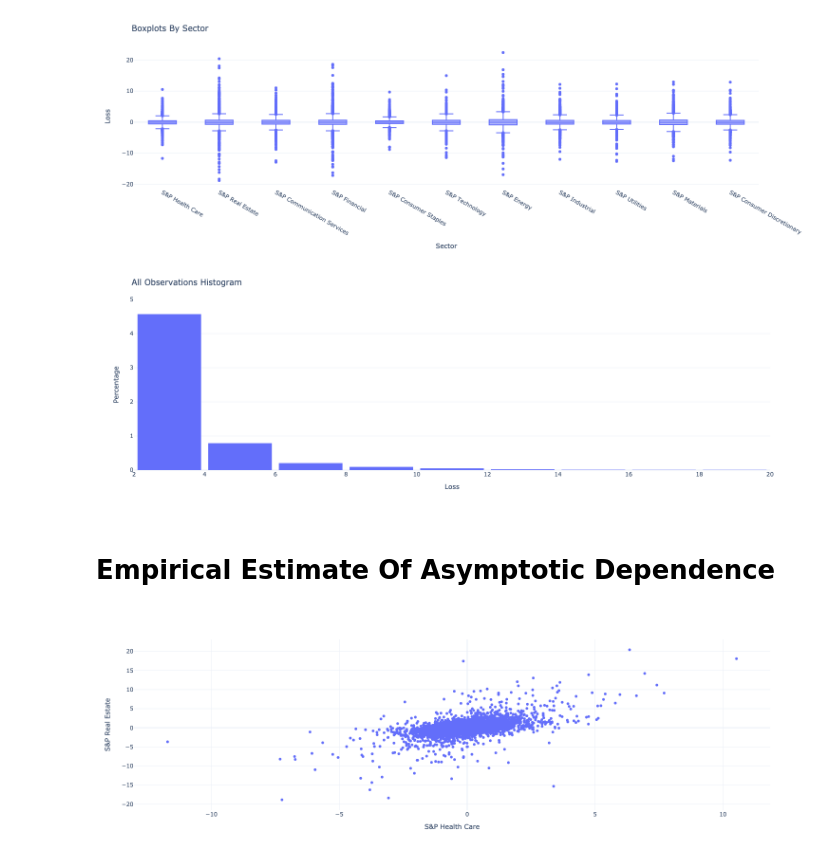
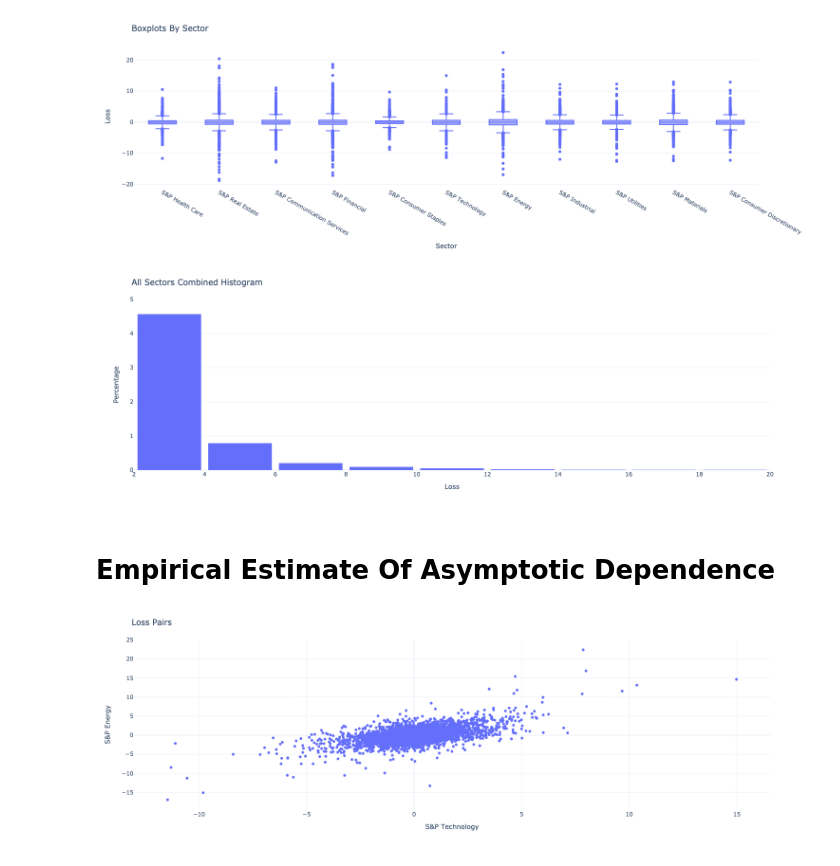
Before and after one commit to MegaCookies88/MSc.-Thesis-EVT-SP500, a Jupyter notebook: EDA_sectors.ipynb, the cells around one changed output. Cells and saved outputs as stored; diff of their text form; code cells hidden in the pictures.

```diff
--- a/EDA_sectors.ipynb
+++ b/EDA_sectors.ipynb
@@ -137,20 +137,21 @@ px.box(ll).update_layout(
 # %%
 px.histogram(x=ll.values.reshape(-1), histnorm='percent', cumulative=False, nbins=30).update_layout(
     xaxis_title='Loss', yaxis_title='Percentage',
-    title='All Observations Histogram',
+    title='All Sectors Combined Histogram',
     showlegend=False, bargap=0.1
 ).update_xaxes(range=(2,20)).update_yaxes(range=(0,5))
 # %% [output]
-[figure, old version]
+[figure, new version]
 # %% [markdown]
 # Empirical Estimate Of Asymptotic Dependence
 # %%
-ts1 = ll.iloc[:,0]
-ts2 = ll.iloc[:,1]
+ts1 = ll.iloc[:,5]
+ts2 = ll.iloc[:,6]
 
 px.scatter(x=ts1, y=ts2).update_layout(
+    title='Loss Pairs',
     xaxis_title=ts1.name, yaxis_title=ts2.name
 )
 # %% [output]
-[figure, old version]
+[figure, new version]
 # %%
```
Also changed, not shown: parts of 7 cells of this notebook.
